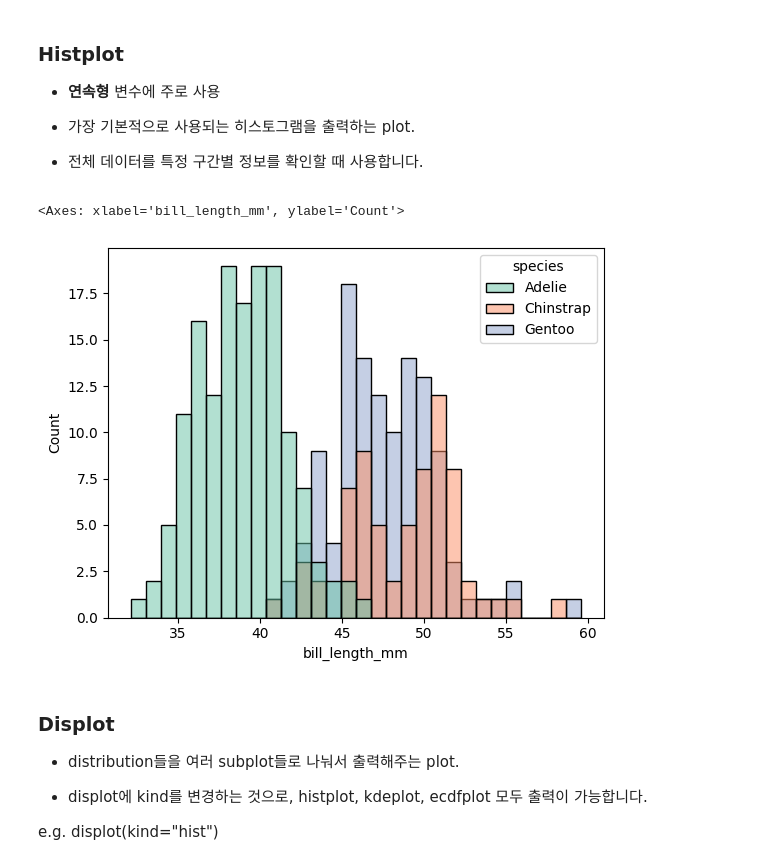
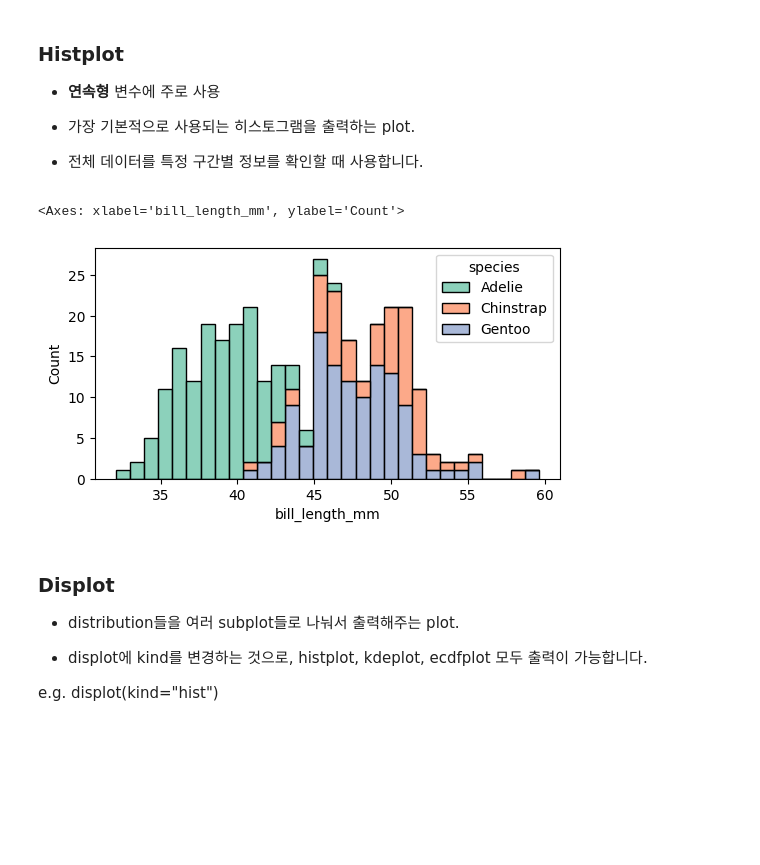
Before and after one commit to mumng/Study, a Jupyter notebook: EDA/240430_데이터_시각화_Seaborn.ipynb, the cells around one changed output. Cells and saved outputs as stored; diff of their text form; code cells hidden in the pictures; blank space fills up the shorter version.

```diff
--- a/EDA/240430_데이터_시각화_Seaborn.ipynb
+++ b/EDA/240430_데이터_시각화_Seaborn.ipynb
@@ -44,12 +44,15 @@ data.head()
 - 전체 데이터를 특정 구간별 정보를 확인할 때 사용합니다.
 # %%
 # penguin 데이터에 histplot을 출력합니다.
-sns.histplot(data=data, x='bill_length_mm', bins=30, hue='species')
+plt.figure(figsize=(6,3))
+sns.histplot(data=data, x='bill_length_mm', bins=30, hue='species', multiple='stack', palette = 'Set2')
 # bins=30 :  막대기 개수를 30개로 쪼개겠다는 의미
 # hue = 'species' : 색상 차이를 'species' 컬럼 값을 기준으로 하겠다는 의미
+# multiple = 'stack' 한개의 막대기에 hue 설정 기준으로 여러 색이 겹치면 색을 바꾸지말고, 위로 쌓으라는 의미
+# palette =  : Blues(단일색상), Set2(discrete 데이터 표현시), viridis, Spectral(continuous 연속성 데이터 표현시)
 # %% [output]
 <Axes: xlabel='bill_length_mm', ylabel='Count'>
-[figure, old version]
+[figure, new version]
 # %% [markdown]
 ### Displot
 
```
